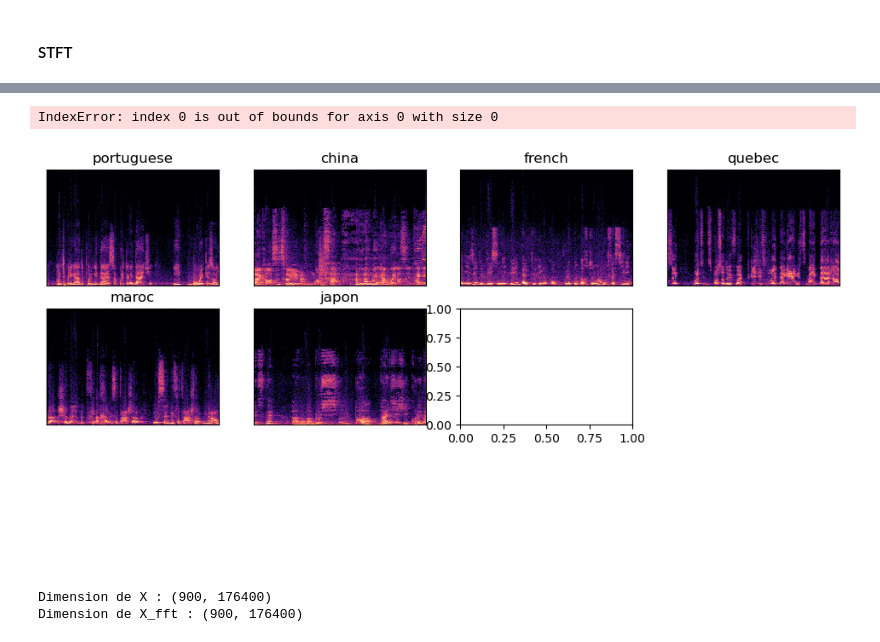
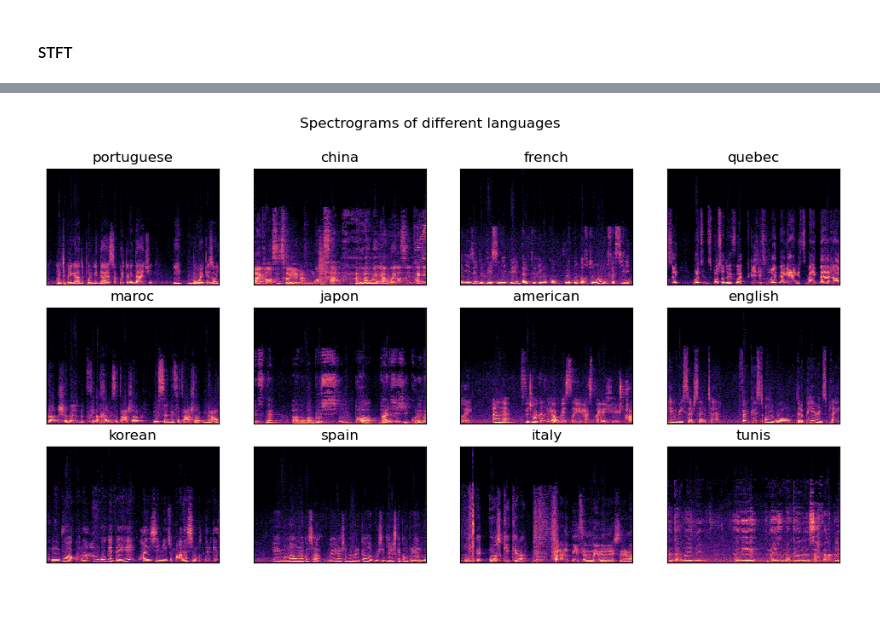
Before and after one commit to Metriida/language_classification, a Jupyter notebook: projet.ipynb, the cells around one changed output, grey strips where cells are left out. Saved outputs shown, nothing was run; the diff lists cells and outputs as text; code cells hidden in the pictures; blank space fills up the shorter version.

```diff
--- a/projet.ipynb
+++ b/projet.ipynb
@@ -149,16 +129,15 @@ print(y)
 # %%
 # afficher sur la même figure un spectrogramme pour chaque langue
 plt.figure(figsize=(12, 6))
 plt.axis('off')
 for i in range(12):
     plt.subplot(3, 4, i+1)
     index = np.where(y == i)[0][0]
     plt.title(languages[i])
     librosa.display.specshow(X_stft[index], sr=None, hop_length=512,
                              x_axis=None, y_axis=None, cmap="magma")
 
-plt.title("Spectrogrammes des enregistrements")
+plt.suptitle("Spectrograms of different languages")
 plt.show()
 # %% [output]
-IndexError: index 0 is out of bounds for axis 0 with size 0
-[figure, old version]
+[figure, new version]
@@ -168,8 +143,0 @@ X_stft = STFT(stat='0.75-quantile',idx_frequence_max=60).transform(X_scale)
-# %%
-X_fft = fft(X)
-
-print(f"Dimension de X : {X.shape}")
-print(f"Dimension de X_fft : {X_fft.shape}")
-# %% [output]
-Dimension de X : (900, 176400)
-Dimension de X_fft : (900, 176400)
```
Also changed, not shown: parts of 8 cells of this notebook.
